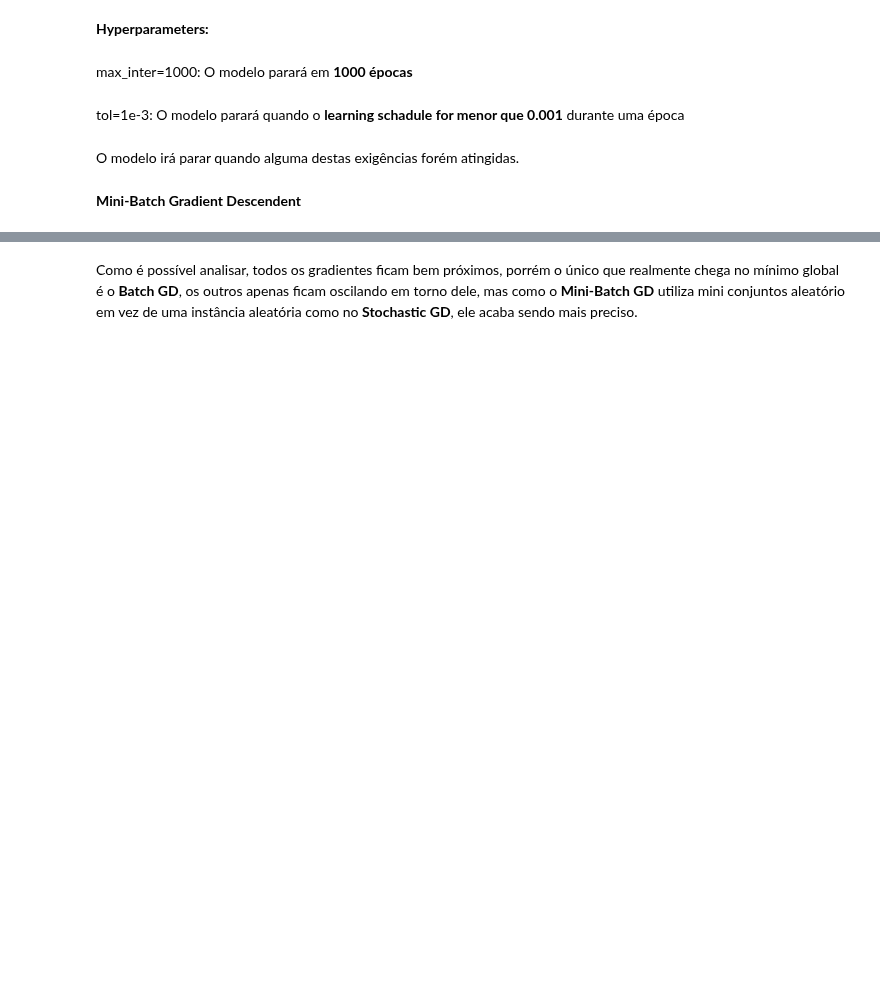
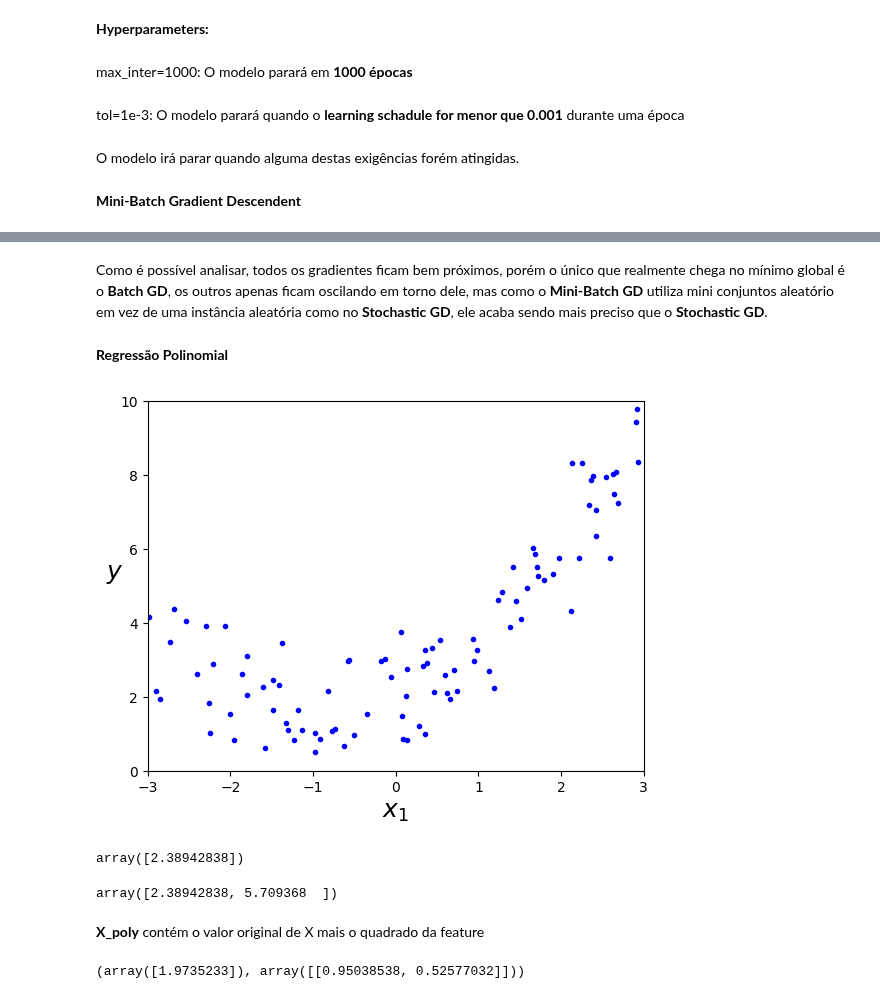
Before and after one commit to arthur-pulini/Hands-on-Machine-Learning-with-Scikit-Learn--Keras--and-TensorFlow-O-reilly----codes, a Jupyter notebook: Cap. 4/Untitled.ipynb, the cells around one changed output, grey strips where cells are left out. Cells and saved outputs as stored; diff of their text form; code cells hidden in the pictures; blank space fills up the shorter version.

```diff
--- a/Cap. 4/Untitled.ipynb
+++ b/Cap. 4/Untitled.ipynb
@@ -183,2 +183,16 @@ array([[4.17591647],
 # %% [markdown]
-Como é possível analisar, todos os gradientes ficam bem próximos, porrém o único que realmente chega no mínimo global é o **Batch GD**, os outros apenas ficam oscilando em torno dele, mas como o **Mini-Batch GD** utiliza mini conjuntos aleatório em vez de uma instância aleatória como no **Stochastic GD**, ele acaba sendo mais preciso.
+Como é possível analisar, todos os gradientes ficam bem próximos, porém o único que realmente chega no mínimo global é o **Batch GD**, os outros apenas ficam oscilando em torno dele, mas como o **Mini-Batch GD** utiliza mini conjuntos aleatório em vez de uma instância aleatória como no **Stochastic GD**, ele acaba sendo mais preciso que o **Stochastic GD**.
+# %% [markdown]
+**Regressão Polinomial**
+# %%
+m = 100
+X = 6 * np.random.rand(m, 1) - 3
+y = 0.5 * X**2 + X + 2 + np.random.randn(m, 1)
+# %%
+plt.plot(X, y, "b.")
+plt.xlabel("$x_1$", fontsize=18)
+plt.ylabel("$y$", rotation=0, fontsize=18)
+plt.axis([-3, 3, 0, 10])
+plt.show()
+# %% [output]
+[figure, added]
@@ -184,0 +204,16 @@ Como é possível analisar, todos os gradientes ficam bem próximos, porrém o
+# %%
+X[0]
+# %% [output]
+array([2.38942838])
+# %%
+X_poly[0]
+# %% [output]
+array([2.38942838, 5.709368  ])
+# %% [markdown]
+**X_poly** contém o valor original de X mais o quadrado da feature
+# %%
+lin_reg = LinearRegression()
+lin_reg.fit(X_poly, y)
+lin_reg.intercept_, lin_reg.coef_
+# %% [output]
+(array([1.9735233]), array([[0.95038538, 0.52577032]]))
```
Also changed, not shown: parts of 21 cells of this notebook.
